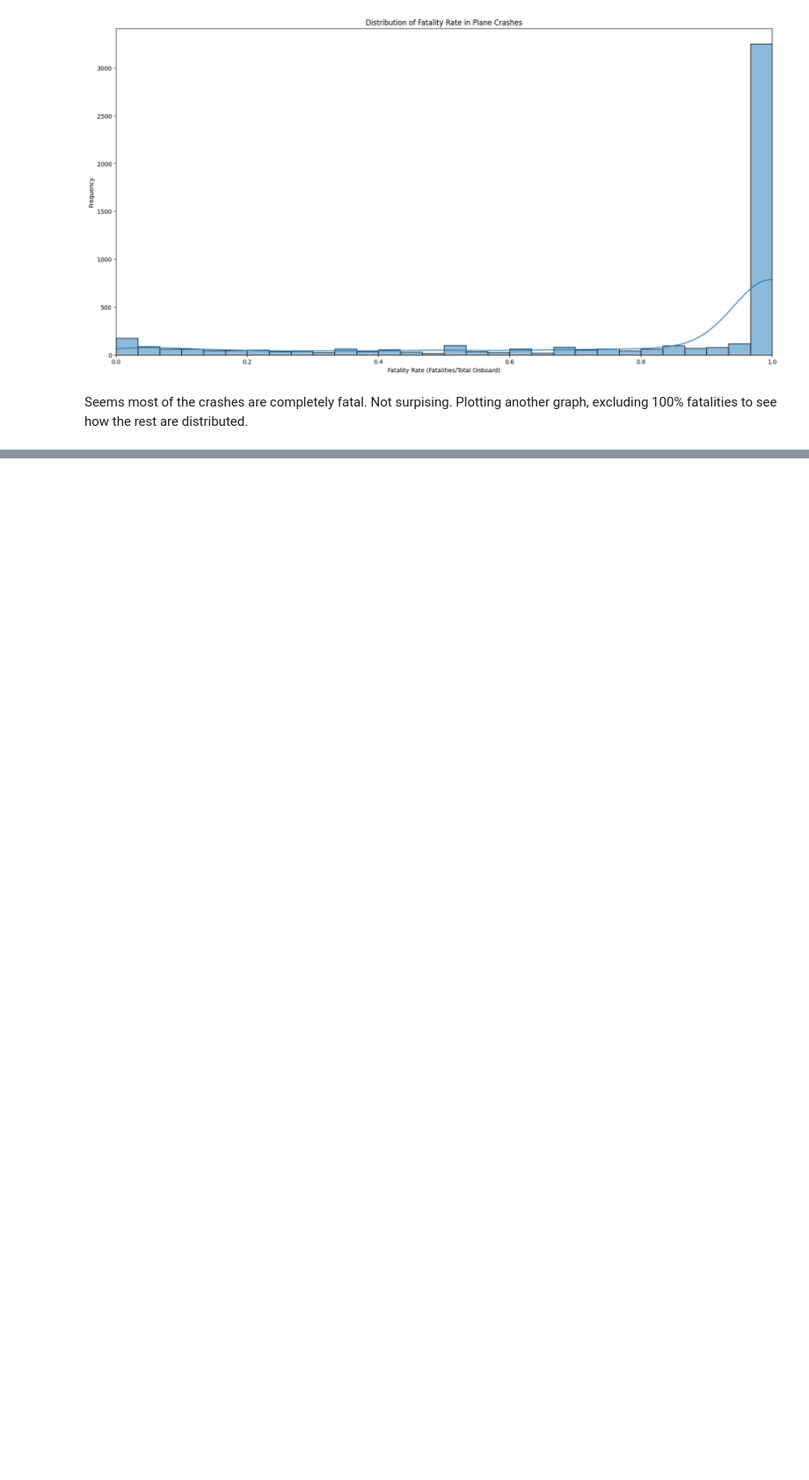
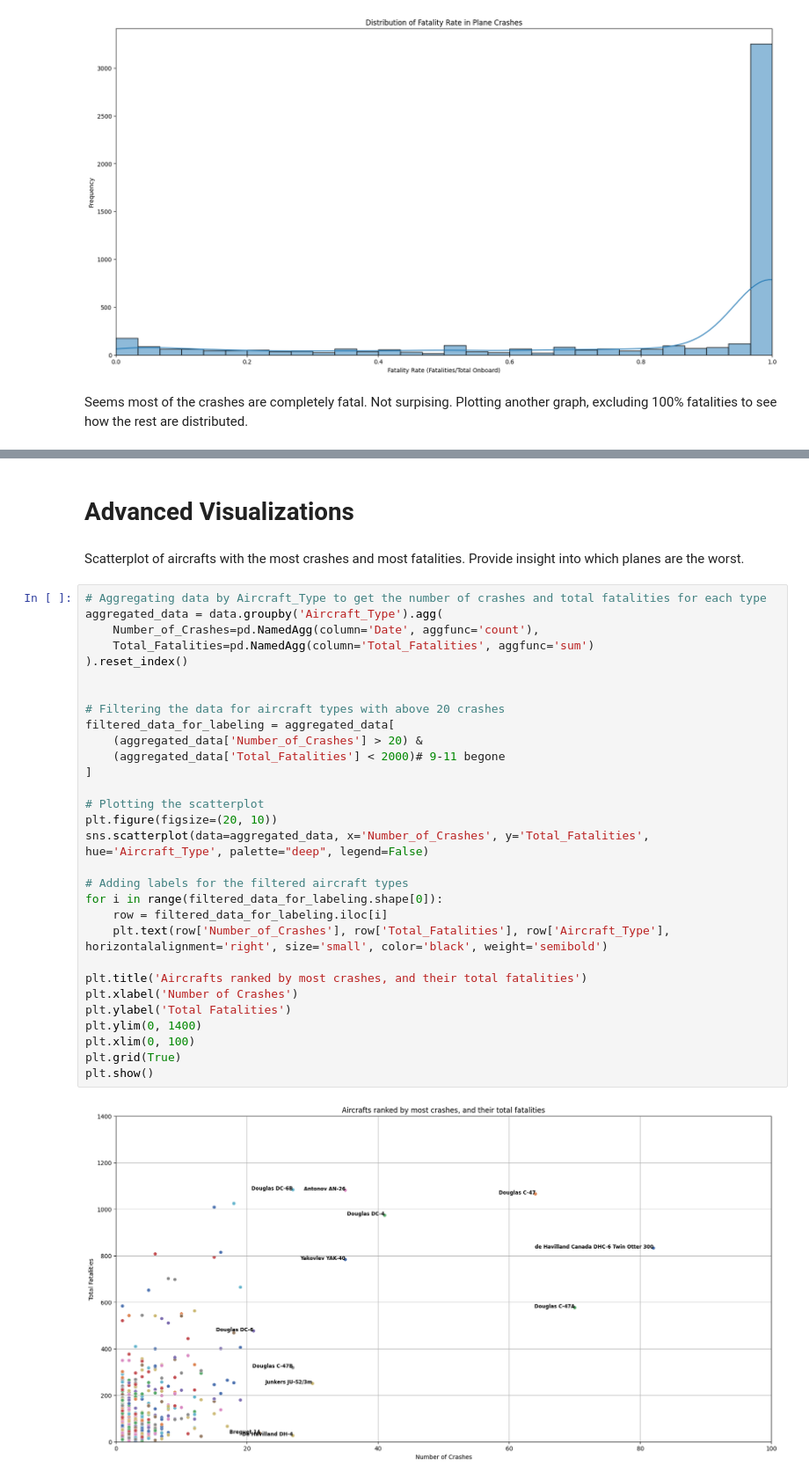
Before and after one commit to ggrgg13/cs215_proj_9, a Jupyter notebook: proj9research.ipynb, the cells around one changed output, grey strips where cells are left out. Shown at 88% size. Saved outputs shown, nothing was run; the diff lists cells and outputs as text; blank space fills up the shorter version.

```diff
--- a/proj9research.ipynb
+++ b/proj9research.ipynb
@@ -166,0 +174,36 @@ Visualizing correlation between countries with most crashes and operators with m
+# %% [markdown]
+<h1>Advanced Visualizations</h1>
+# %% [markdown]
+Scatterplot of aircrafts with the most crashes and most fatalities. Provide insight into which planes are the worst.
+# %%
+# Aggregating data by Aircraft_Type to get the number of crashes and total fatalities for each type
+aggregated_data = data.groupby('Aircraft_Type').agg(
+    Number_of_Crashes=pd.NamedAgg(column='Date', aggfunc='count'),
+    Total_Fatalities=pd.NamedAgg(column='Total_Fatalities', aggfunc='sum')
+).reset_index()
+
+
+# Filtering the data for aircraft types with above 20 crashes
+filtered_data_for_labeling = aggregated_data[
+    (aggregated_data['Number_of_Crashes'] > 20) &
+    (aggregated_data['Total_Fatalities'] < 2000)# 9-11 begone
+]
+
+# Plotting the scatterplot
+plt.figure(figsize=(20, 10))
+sns.scatterplot(data=aggregated_data, x='Number_of_Crashes', y='Total_Fatalities', hue='Aircraft_Type', palette="deep", legend=False)
+
+# Adding labels for the filtered aircraft types
+for i in range(filtered_data_for_labeling.shape[0]):
+    row = filtered_data_for_labeling.iloc[i]
+    plt.text(row['Number_of_Crashes'], row['Total_Fatalities'], row['Aircraft_Type'], horizontalalignment='right', size='small', color='black', weight='semibold')
+
+plt.title('Aircrafts ranked by most crashes, and their total fatalities')
+plt.xlabel('Number of Crashes')
+plt.ylabel('Total Fatalities')
+plt.ylim(0, 1400)
+plt.xlim(0, 100)
+plt.grid(True)
+plt.show()
+# %% [output]
+[figure, added]
```
Also changed, not shown: parts of 15 cells of this notebook.
